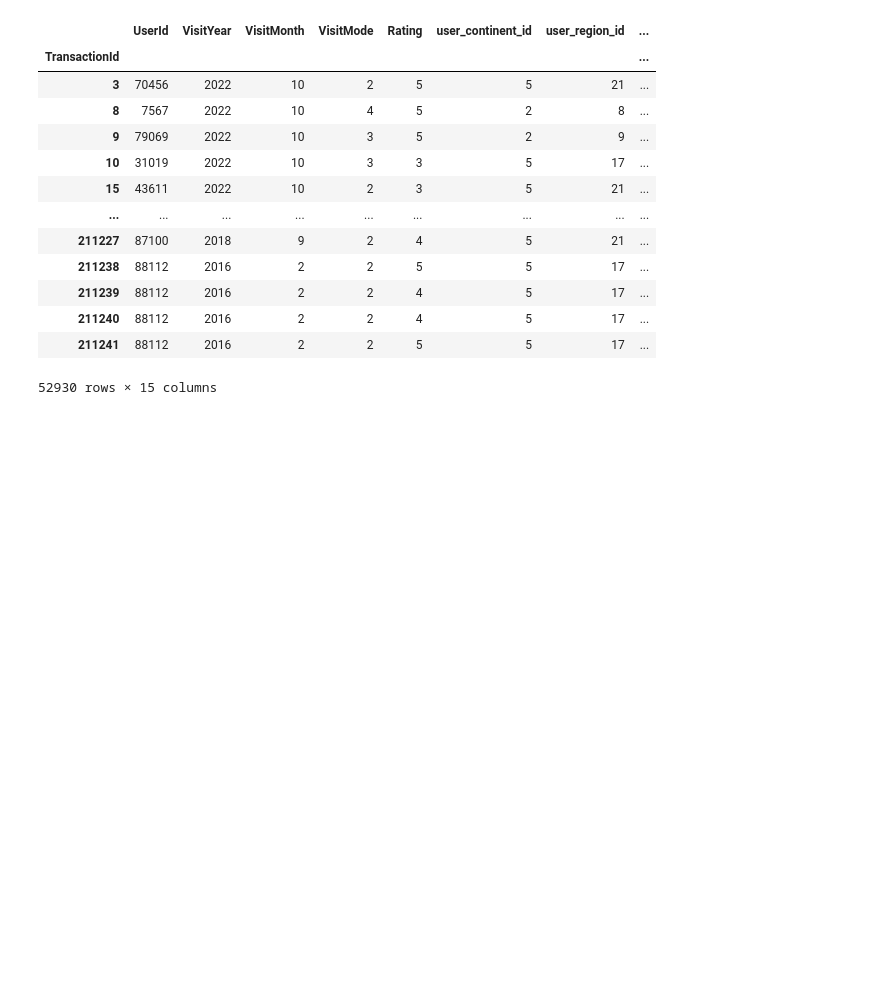
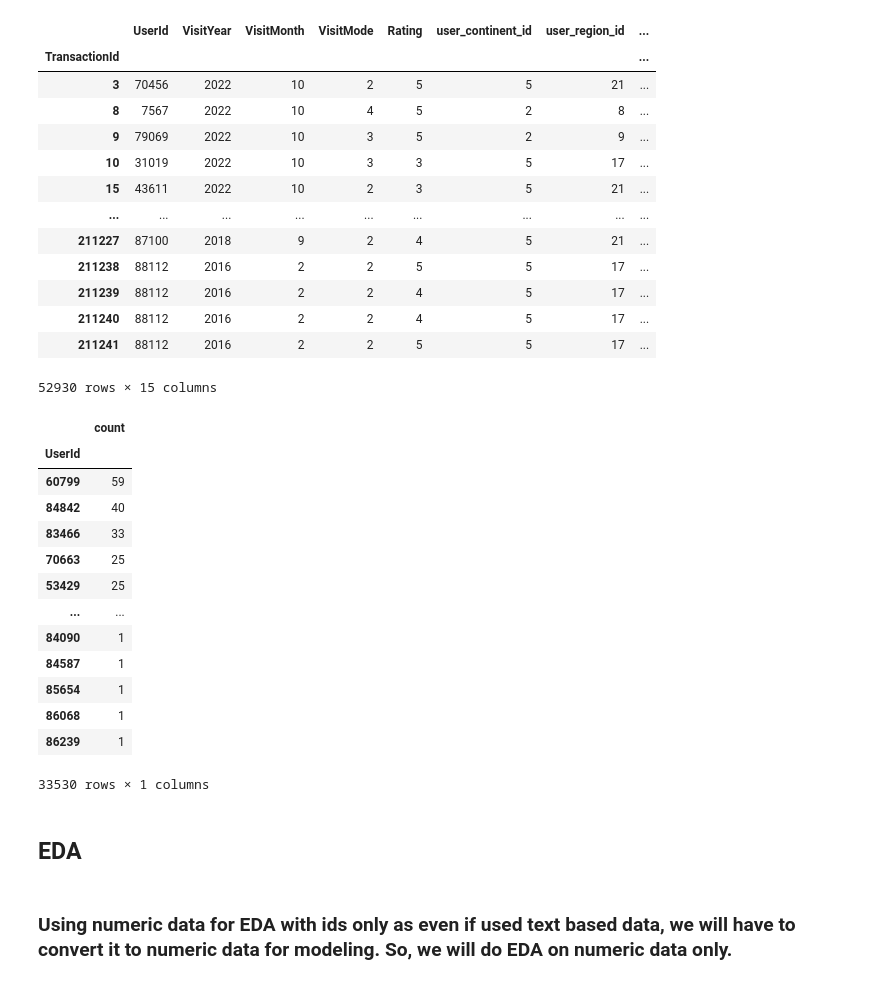
Before and after one commit to sushantkas/Project_8, a Jupyter notebook: notebooks/data_understanding.ipynb, the cells around one changed output. Saved outputs shown, nothing was run; the diff lists cells and outputs as text; code cells hidden in the pictures; blank space fills up the shorter version.

```diff
--- a/notebooks/data_understanding.ipynb
+++ b/notebooks/data_understanding.ipynb
@@ -120,3 +120,20 @@ numeric_data
 | 211240 | 88112 | 2016 | 2 | 2 | 4 | 5 | 17 | ... |
 | 211241 | 88112 | 2016 | 2 | 2 | 5 | 5 | 17 | ... |
 52930 rows × 15 columns
+# %%
+pd.DataFrame(numeric_data["UserId"].value_counts())
+# %% [output]
+|  | count |
+| UserId |  |
+| 60799 | 59 |
+| 84842 | 40 |
+| 83466 | 33 |
+| 70663 | 25 |
+| 53429 | 25 |
+| ... | ... |
+| 84090 | 1 |
+| 84587 | 1 |
+| 85654 | 1 |
+| 86068 | 1 |
+| 86239 | 1 |
+33530 rows × 1 columns
@@ -122,0 +142,2 @@ numeric_data
+# %% [markdown]
+## EDA
@@ -122,0 +146,2 @@ numeric_data
+# %% [markdown]
+### Using numeric data for EDA with ids only as even if used text based data, we will have to convert it to numeric data for modeling. So, we will do EDA on numeric data only.
```
Also changed, not shown: parts of 9 cells of this notebook, 1 other file.
